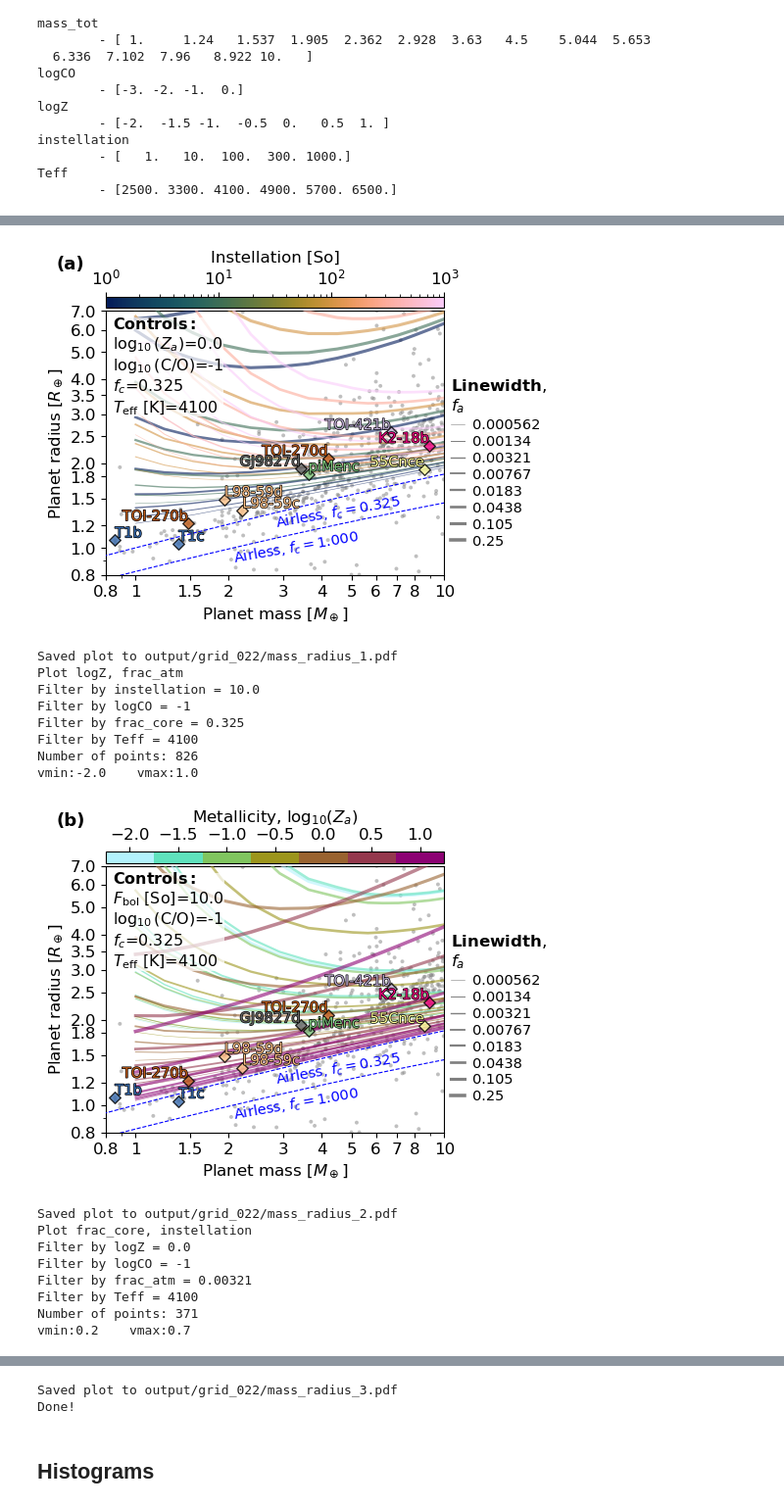
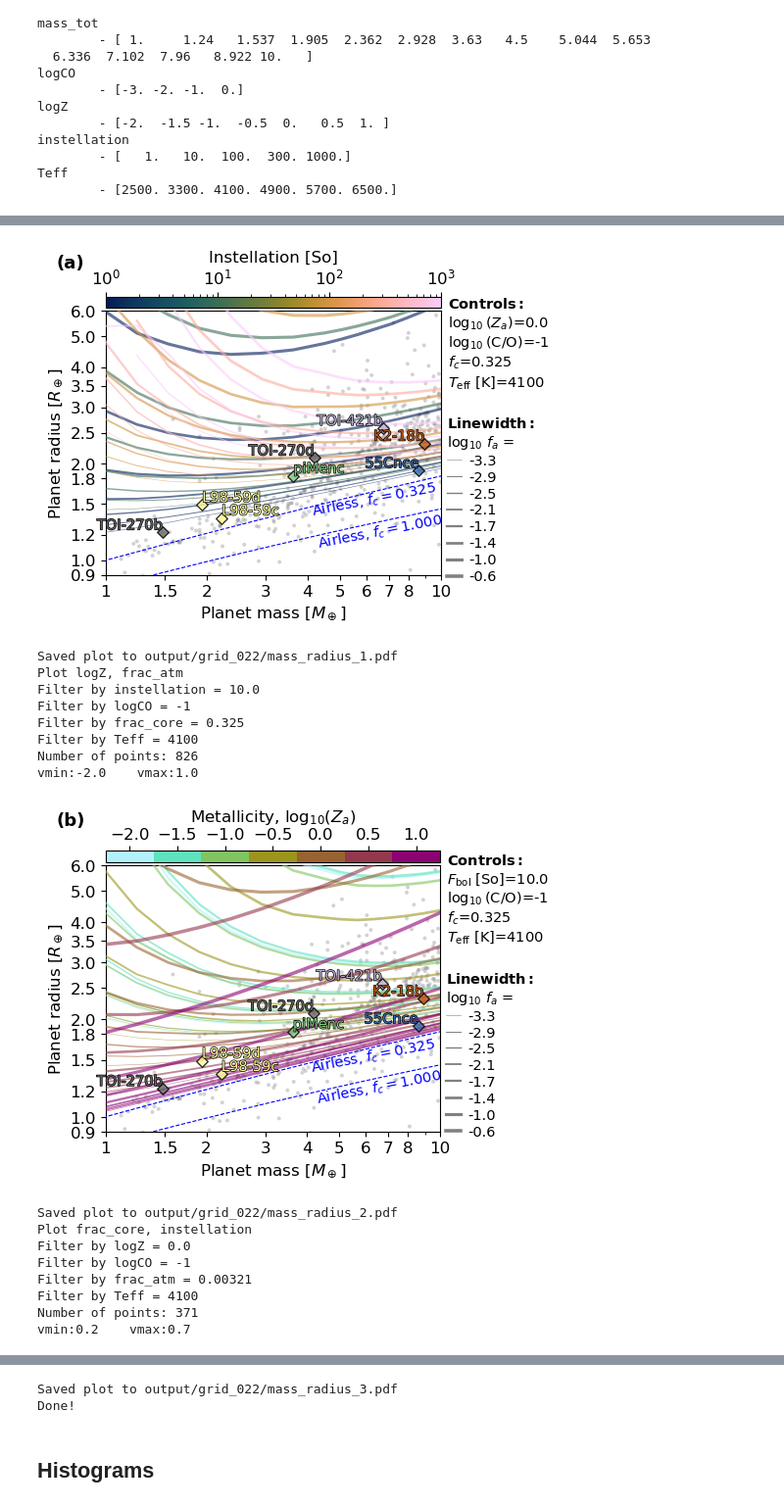
Before and after one commit to nichollsh/InferAGNI, a Jupyter notebook: notebooks/paper_grid.ipynb, the cells around one changed output, grey strips where cells are left out. Shown at 98% size. Saved outputs shown, nothing was run; the diff lists cells and outputs as text; code cells hidden in the pictures.

```diff
--- a/notebooks/paper_grid.ipynb
+++ b/notebooks/paper_grid.ipynb
@@ -836,8 +836,8 @@ Teff
 # mask = (data["mass_tot"]==10) & (data["logZ"]==-1) & (data["logCO"]==-1) & (data["frac_core"]==0.325)
 # print(data[mask][["index","worker"]].values)
 # %%
-mass_ticks = [0.8, 1.0, 1.5, 2.0, 3.0, 4.0, 5.0, 6.0, 7, 8.0, 10.0]
-radius_ticks = [0.8, 1.0, 1.2, 1.5, 1.8, 2.0, 2.5, 3.0, 3.5, 4.0, 5.0, 6.0, 7.0]
+mass_ticks = [1.0, 1.5, 2.0, 3.0, 4.0, 5.0, 6.0, 7.0, 8.0, 10.0]
+radius_ticks = [0.9, 1.0, 1.2, 1.5, 1.8, 2.0, 2.5, 3.0, 3.5, 4.0, 5.0, 6.0]
 # %%
 global id
 id = 0
@@ -1008,17 +1008,18 @@ def plot_mr(key1=None, key2=None,controls=None,
     for k in list(zeng.keys())[1:]:
         x,y = zeng[k]
         ax.plot(x,y, zorder=7, ls='dashed', color=col, lw=lw)
-        x0 = np.percentile(x,50)
+        x0 = 9
+        x0 = x[np.argmin(np.abs(x-x0))]
         y0 = y[np.argmin(np.abs(x-x0))]
-        ax.annotate(r"Airless, $f_c=$"+f"{k:.3f}", (x0,y0), ha='left', va='top',
-                    rotation=10, rotation_mode='anchor', textcoords='offset points',  xytext=(2,-1),
+        ax.annotate(r"Airless, $f_c=$"+f"{k:.3f}", (x0,y0), ha='right', va='top',
+                    rotation=11, rotation_mode='anchor', textcoords='offset points',  xytext=(2,-1),
                     color=col, fontsize=text_fs)
 
     # Exoplanets
     ax.scatter(exo_dat["mass"].values * unit_Mjup / unit_Mear,
                 exo_dat["radius"].values * unit_Rjup / unit_Rear,
                 s=s/2, label="Exoplanets",
-                color='gray', edgecolors='none', alpha=0.5, zorder=0, rasterized=True)
+                color='gray', edgecolors='none', alpha=0.35, zorder=0, rasterized=True)
 
 
     # Named exoplanets
@@ -1118,7 +1119,7 @@ def plot_mr(key1=None, key2=None,controls=None,
         for k,v in controls.items():
             anno += f"{varprops[k].label_short}={v}\n"
         anno = anno[:-1]
-        ax.text(0.02, 0.98, anno, transform=ax.transAxes, fontsize=text_fs+1, ha='left',va='top',
+        ax.text(1.02, 0.7, anno, transform=ax.transAxes, fontsize=text_fs, ha='left',va='bottom',
                 zorder=9999, bbox=dict(facecolor='w', alpha=0.7, edgecolor='none',pad=0.1))
 
     # first legend
@@ -1132,21 +1133,34 @@ def plot_mr(key1=None, key2=None,controls=None,
     if show_legend_key2 and key2:
 
         leg2_handles = []
+        logleg = varprops[key2].log
         for u2 in np.unique(df[key2]):
             df2 = df[df[key2] == u2]
             if varprops[key2].log:
                 scl = sm2(np.log10(u2))
             else:
                 scl = sm2(u2)
-            leg2_handles.append(mpl.lines.Line2D([0], [0], color='grey', lw=lw*scl, label=f"{u2:g}"))
 
-        title = varprops[key2].label
-        if len(title)>15:
-            title = varprops[key2].label_short
-        leg2 = plt.legend(handles=leg2_handles, loc='upper left', bbox_to_anchor=(0.98, 0.8),
+            if logleg:
+                lbl = f"{np.log10(u2):+.1f}"
+            else:
+                lbl = f"{u2:g}"
+            leg2_handles.append(mpl.lines.Line2D([0], [0], color='grey', lw=lw*scl, label=lbl))
+
+        title=r"$\bf{Linewidth:}$" + "\n"
+        if logleg:
+            title += r"log$_{10}$ "
+
+        if len(varprops[key2].label)>15:
+            title += varprops[key2].label_short
+        else:
+            title += varprops[key2].label
+        title += " ="
+        title = title.replace("[So]","")
+        leg2 = plt.legend(handles=leg2_handles, loc='upper left', bbox_to_anchor=(0.98, 0.65),
                             frameon=False, handlelength=1, handletextpad=0.5, labelspacing=0.2,
-                            alignment='left',
-                            fontsize=text_fs, title=r"$\bf{Linewidth}$," + "\n"+title)
+                            alignment='left', fontsize=text_fs,)
+        leg2.set_title(title, prop={'size': text_fs})
 
 
     # add first legend as artist to avoid it being covered by scatter points
@@ -1225,35 +1239,35 @@ plot_mr(**opts)
 
 # ---------------------------
 opts = {
     "key1"    : "frac_core",
     "key2"    : "instellation",
     "controls": {"logZ":0.0, "logCO":-1, "frac_atm":unique_vals["frac_atm"][2],  "Teff":4100},
     "show_scatter" : False,
     "show_isolines" : True,
     "show_legend": False,
     "show_legend_key2": True
 }
 plot_mr(**opts)
 
 print("Done!")
 # %% [output]
 Plot instellation, frac_atm
 Filter by logZ = 0.0
 Filter by logCO = -1
 Filter by frac_core = 0.325
 Filter by Teff = 4100
 Number of points: 588
 vmin:1.0    vmax:1000.0
-[figure, old version]
+[figure, new version]
 Saved plot to output/grid_022/mass_radius_1.pdf
 Plot logZ, frac_atm
 Filter by instellation = 10.0
 Filter by logCO = -1
 Filter by frac_core = 0.325
 Filter by Teff = 4100
 Number of points: 826
 vmin:-2.0    vmax:1.0
-[figure, old version]
+[figure, new version]
 Saved plot to output/grid_022/mass_radius_2.pdf
 Plot frac_core, instellation
 Filter by logZ = 0.0
```
Also changed, not shown: parts of 8 cells of this notebook, 1 other file.
